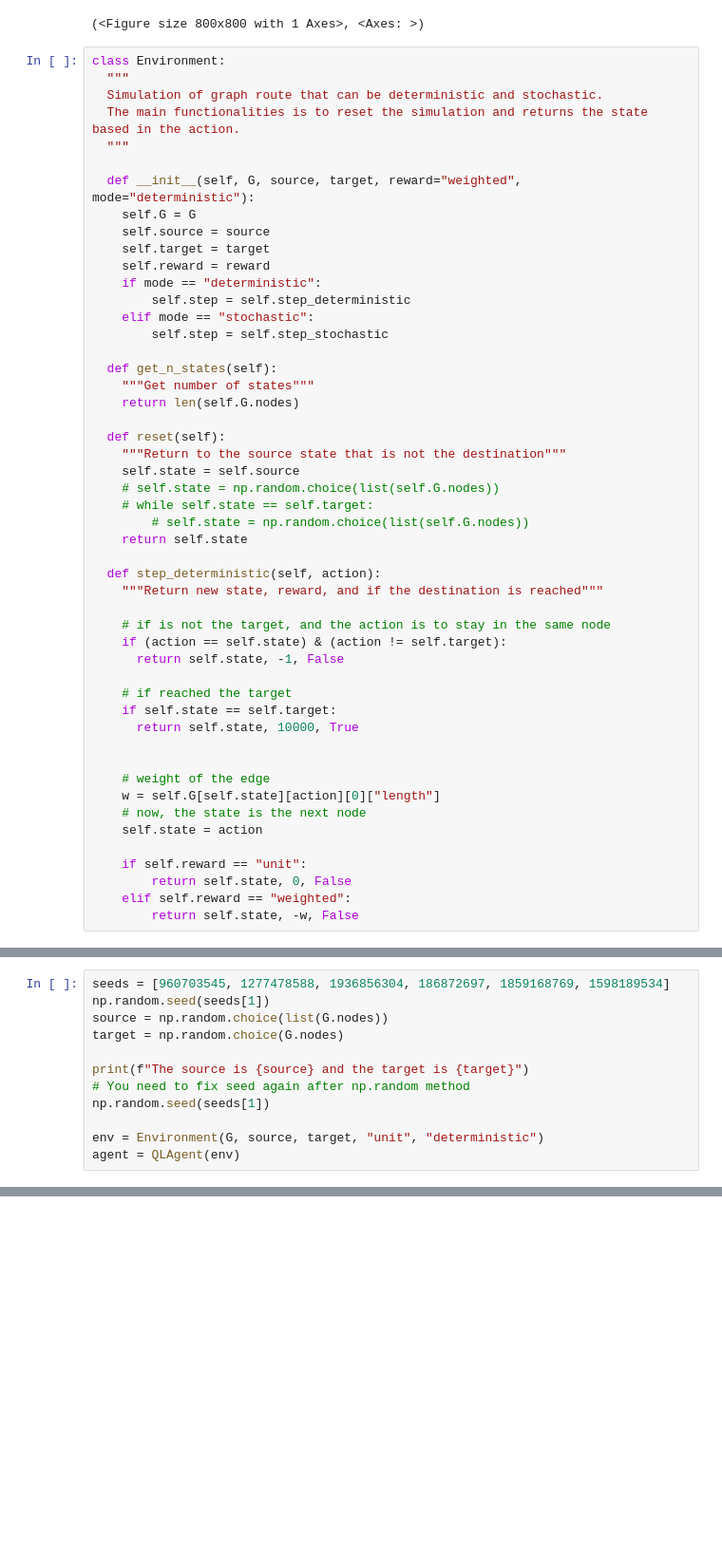
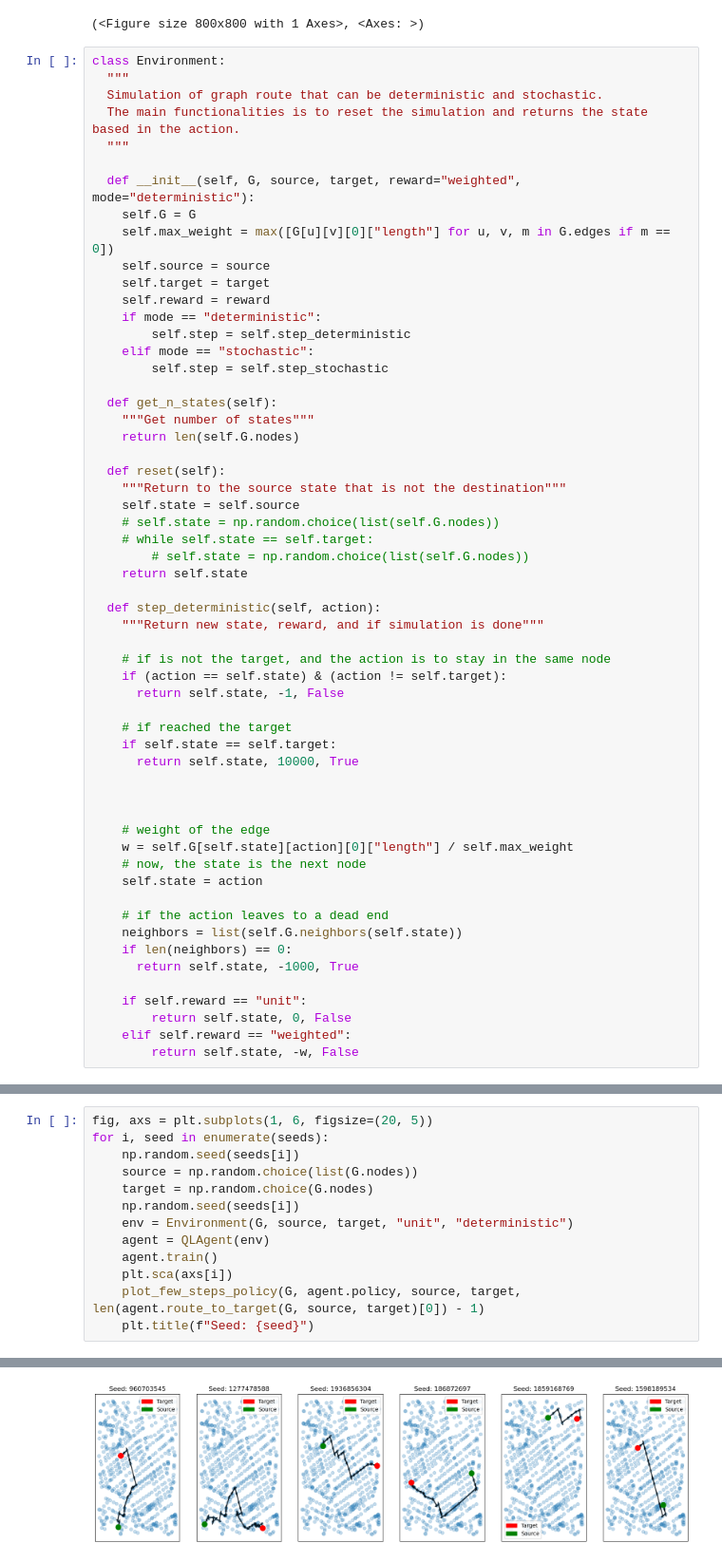
Before and after one commit to vivirodrigues/RL_Routing, a Jupyter notebook: learning_algorithms_v2.ipynb, the cells around one changed output, grey strips where cells are left out. Shown at 95% size. Drawn from its saved outputs; the diff is of its cells as text; blank space fills up the shorter version.

```diff
--- a/learning_algorithms_v2.ipynb
+++ b/learning_algorithms_v2.ipynb
@@ -22,6 +25,7 @@ class Environment:
 
   def __init__(self, G, source, target, reward="weighted", mode="deterministic"):
     self.G = G
+    self.max_weight = max([G[u][v][0]["length"] for u, v, m in G.edges if m == 0])
     self.source = source
     self.target = target
     self.reward = reward
@@ -43,7 +47,7 @@ class Environment:
     return self.state
 
   def step_deterministic(self, action):
-    """Return new state, reward, and if the destination is reached"""
+    """Return new state, reward, and if simulation is done"""
 
     # if is not the target, and the action is to stay in the same node
     if (action == self.state) & (action != self.target):
@@ -54,10 +58,16 @@ class Environment:
       return self.state, 10000, True
 
 
+
     # weight of the edge
-    w = self.G[self.state][action][0]["length"]
+    w = self.G[self.state][action][0]["length"] / self.max_weight
     # now, the state is the next node
     self.state = action
+
+    # if the action leaves to a dead end
+    neighbors = list(self.G.neighbors(self.state))
+    if len(neighbors) == 0:
+      return self.state, -1000, True
 
     if self.reward == "unit":
         return self.state, 0, False
@@ -194,13 +294,14 @@ class QLAgent:
 # %%
-seeds = [960703545, 1277478588, 1936856304, 186872697, 1859168769, 1598189534]
-np.random.seed(seeds[1])
-source = np.random.choice(list(G.nodes))
-target = np.random.choice(G.nodes)
-
-print(f"The source is {source} and the target is {target}")
-# You need to fix seed again after np.random method
-np.random.seed(seeds[1])
-
-env = Environment(G, source, target, "unit", "deterministic")
-agent = QLAgent(env)
+fig, axs = plt.subplots(1, 6, figsize=(20, 5))
+for i, seed in enumerate(seeds):
+    np.random.seed(seeds[i])
+    source = np.random.choice(list(G.nodes))
+    target = np.random.choice(G.nodes)
+    np.random.seed(seeds[i])
+    env = Environment(G, source, target, "unit", "deterministic")
+    agent = QLAgent(env)
+    agent.train()
+    plt.sca(axs[i])
+    plot_few_steps_policy(G, agent.policy, source, target, len(agent.route_to_target(G, source, target)[0]) - 1)
+    plt.title(f"Seed: {seed}")
 # %% [output]
@@ -207,0 +308 @@ The source is 426 and the target is 487
+[figure, added]
```
Also changed, not shown: parts of 14 cells of this notebook.
